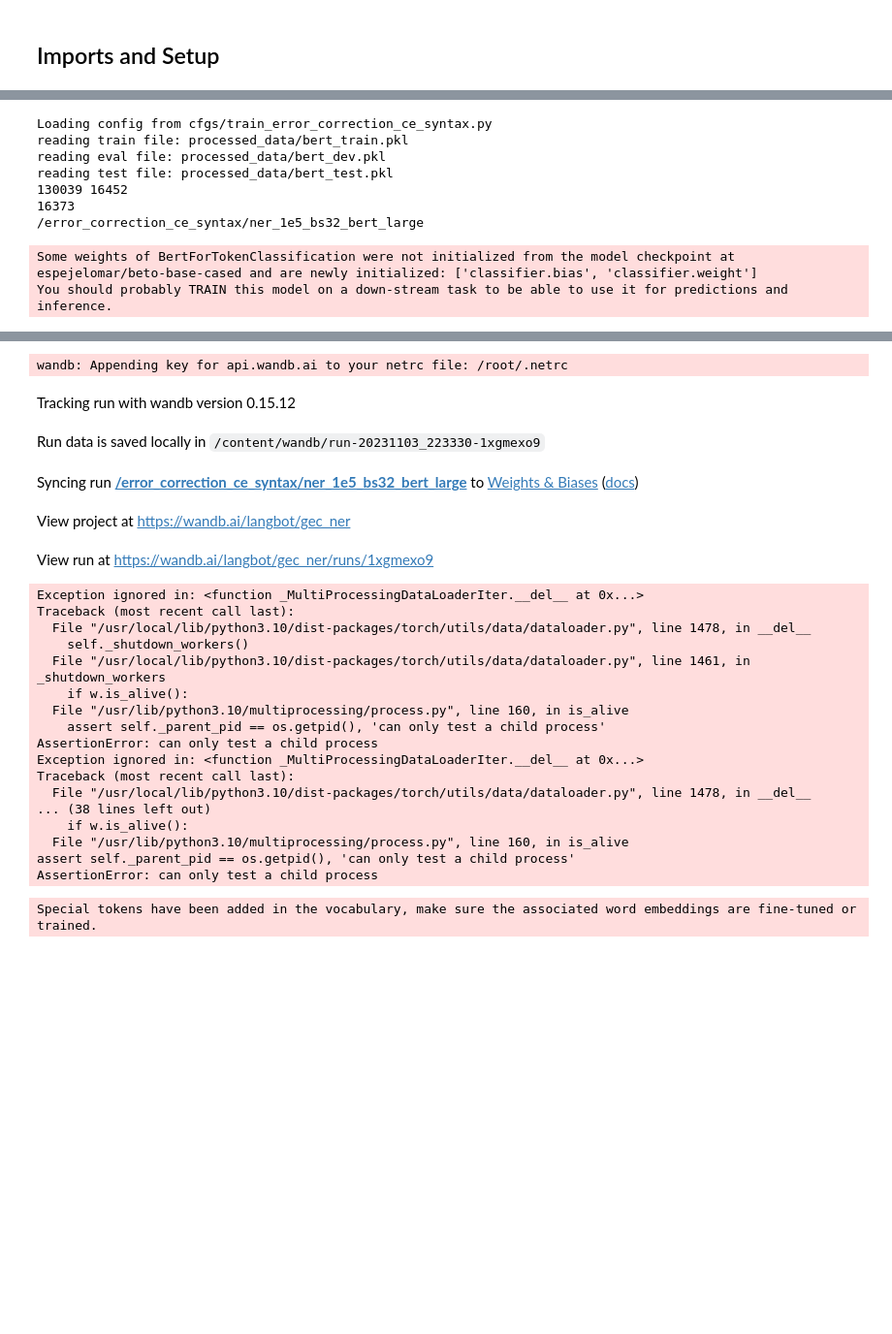
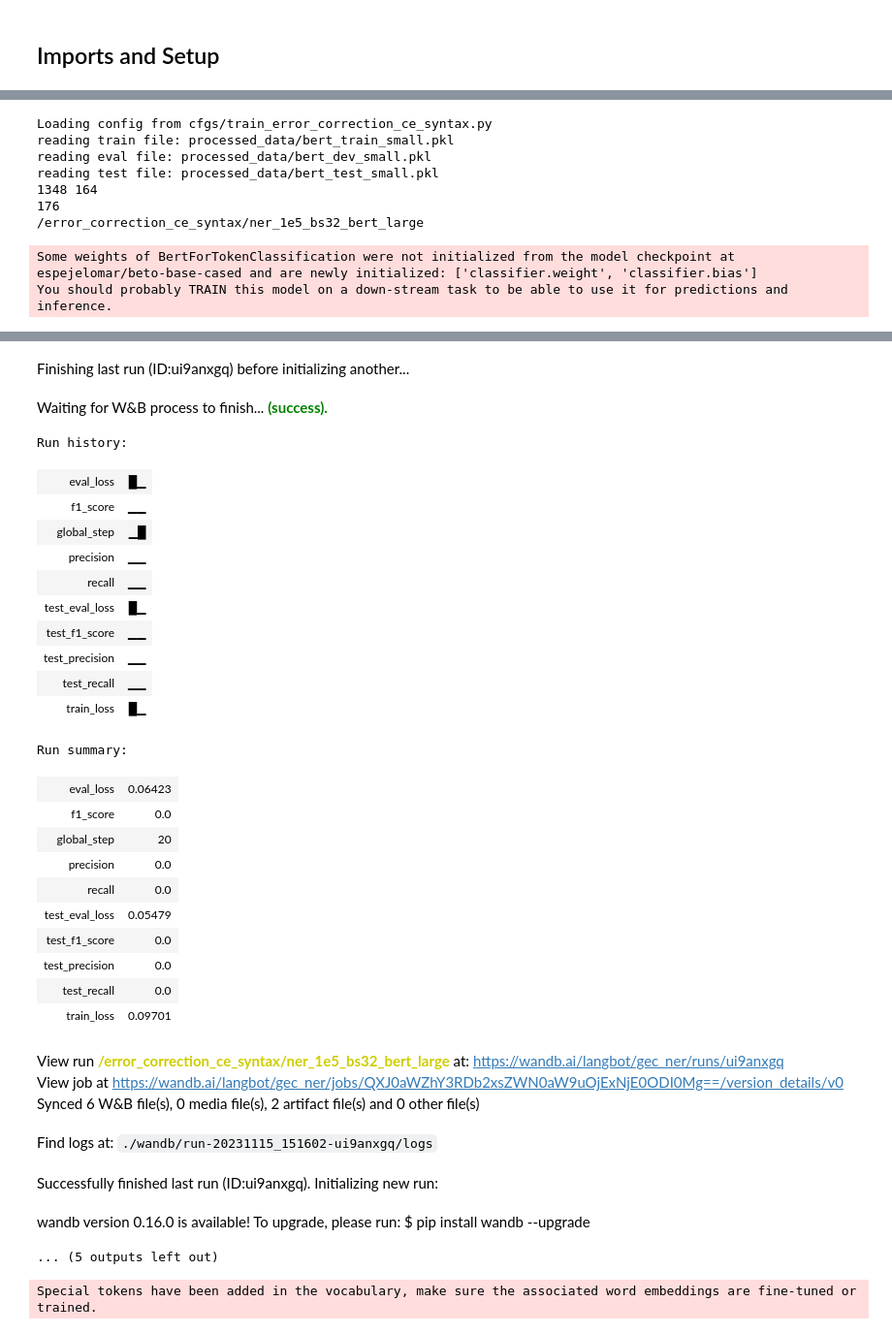
Before and after one commit to team-langbot/model_gec, a Jupyter notebook: gec_bert_train.ipynb, the cells around one changed output, grey strips where cells are left out. Shown at 97% size. Cells and saved outputs as stored; diff of their text form; code cells hidden in the pictures; blank space fills up the shorter version.

Commit message:
Local NER model

```diff
--- a/gec_bert_train.ipynb
+++ b/gec_bert_train.ipynb
@@ -34,8 +29,8 @@ print(f'Loading config from {main_args.ECC_TRAIN_CONFIG}')
 args = Training_config(main_args.ECC_TRAIN_CONFIG)
 labels = args.BIO_labels
 
-if args.model_type != 'interactive':
-    labels = labels[:-1]
+# if args.model_type != 'interactive':
+#     labels = labels[:-1]
 
 train_file, eval_file, test_file = args.train_dev_data
 
@@ -137,11 +132,11 @@ if args.only_inference is None:
 #     result, model_outputs, predictions, out_label_list = model.eval_model(test_df, wandb_log=False)
 # %% [output]
 Loading config from cfgs/train_error_correction_ce_syntax.py
-reading train file: processed_data/bert_train.pkl
-reading eval file: processed_data/bert_dev.pkl
-reading test file: processed_data/bert_test.pkl
-130039 16452
-16373
+reading train file: processed_data/bert_train_small.pkl
+reading eval file: processed_data/bert_dev_small.pkl
+reading test file: processed_data/bert_test_small.pkl
+1348 164
+176
 /error_correction_ce_syntax/ner_1e5_bs32_bert_large
-Some weights of BertForTokenClassification were not initialized from the model checkpoint at espejelomar/beto-base-cased and are newly initialized: ['classifier.bias', 'classifier.weight']
+Some weights of BertForTokenClassification were not initialized from the model checkpoint at espejelomar/beto-base-cased and are newly initialized: ['classifier.weight', 'classifier.bias']
 You should probably TRAIN this model on a down-stream task to be able to use it for predictions and inference.
@@ -149,26 +143,34 @@ You should probably TRAIN this model on a down-stream task to be able to use it
-wandb: Appending key for api.wandb.ai to your netrc file: /root/.netrc
-Tracking run with wandb version 0.15.12
+Finishing last run (ID:ui9anxgq) before initializing another...
-Run data is saved locally in /content/wandb/run-20231103_223330-1xgmexo9
+Waiting for W&B process to finish... (success).
+Run history:
+| eval_loss | █▁ |
+| f1_score | ▁▁ |
+| global_step | ▁█ |
+| precision | ▁▁ |
+| recall | ▁▁ |
+| test_eval_loss | █▁ |
+| test_f1_score | ▁▁ |
+| test_precision | ▁▁ |
+| test_recall | ▁▁ |
+| train_loss | █▁ |
+Run summary:
+| eval_loss | 0.06423 |
+| f1_score | 0.0 |
+| global_step | 20 |
+| precision | 0.0 |
+| recall | 0.0 |
+| test_eval_loss | 0.05479 |
+| test_f1_score | 0.0 |
+| test_precision | 0.0 |
+| test_recall | 0.0 |
+| train_loss | 0.09701 |
-Syncing run /error_correction_ce_syntax/ner_1e5_bs32_bert_large to Weights & Biases (docs)
+View run /error_correction_ce_syntax/ner_1e5_bs32_bert_large at: https://wandb.ai/langbot/gec_ner/runs/ui9anxgq
+View job at https://wandb.ai/langbot/gec_ner/jobs/QXJ0aWZhY3RDb2xsZWN0aW9uOjExNjE0ODI0Mg==/version_details/v0
+Synced 6 W&B file(s), 0 media file(s), 2 artifact file(s) and 0 other file(s)
-View project at https://wandb.ai/langbot/gec_ner
+Find logs at: ./wandb/run-20231115_151602-ui9anxgq/logs
-View run at https://wandb.ai/langbot/gec_ner/runs/1xgmexo9
+Successfully finished last run (ID:ui9anxgq). Initializing new run:
-Exception ignored in: <function _MultiProcessingDataLoaderIter.__del__ at 0x...>
-Traceback (most recent call last):
-  File "/usr/local/lib/python3.10/dist-packages/torch/utils/data/dataloader.py", line 1478, in __del__
-    self._shutdown_workers()
-  File "/usr/local/lib/python3.10/dist-packages/torch/utils/data/dataloader.py", line 1461, in _shutdown_workers
-    if w.is_alive():
-  File "/usr/lib/python3.10/multiprocessing/process.py", line 160, in is_alive
-    assert self._parent_pid == os.getpid(), 'can only test a child process'
-AssertionError: can only test a child process
-Exception ignored in: <function _MultiProcessingDataLoaderIter.__del__ at 0x...>
-Traceback (most recent call last):
-  File "/usr/local/lib/python3.10/dist-packages/torch/utils/data/dataloader.py", line 1478, in __del__
-... (38 lines left out)
-    if w.is_alive():
-  File "/usr/lib/python3.10/multiprocessing/process.py", line 160, in is_alive
-assert self._parent_pid == os.getpid(), 'can only test a child process'
-AssertionError: can only test a child process
+wandb version 0.16.0 is available! To upgrade, please run: $ pip install wandb --upgrade
+... (5 outputs left out)
 # %%
 # result, model_outputs, predictions, out_label_list
 
```
Also changed, not shown: parts of 8 cells of this notebook, 26 other files.
